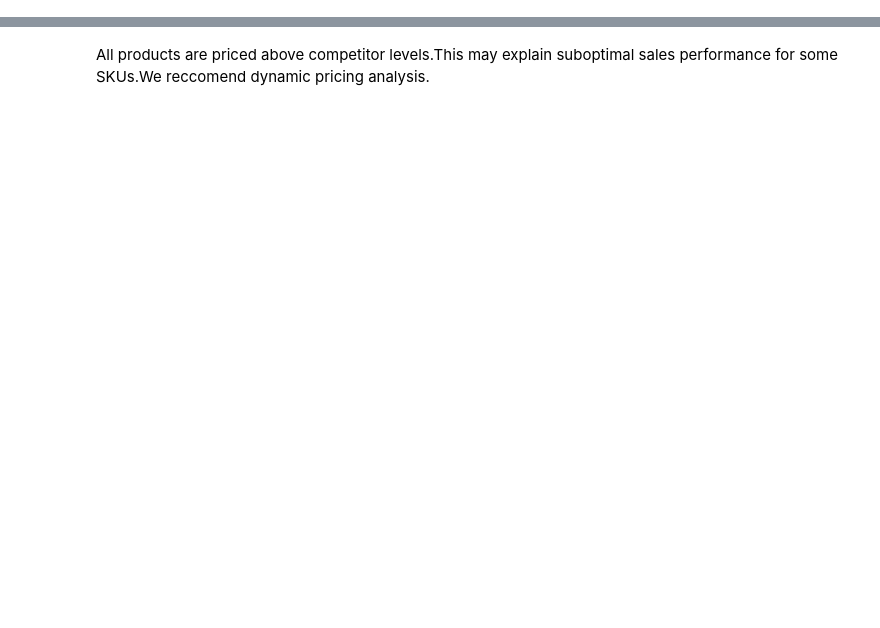
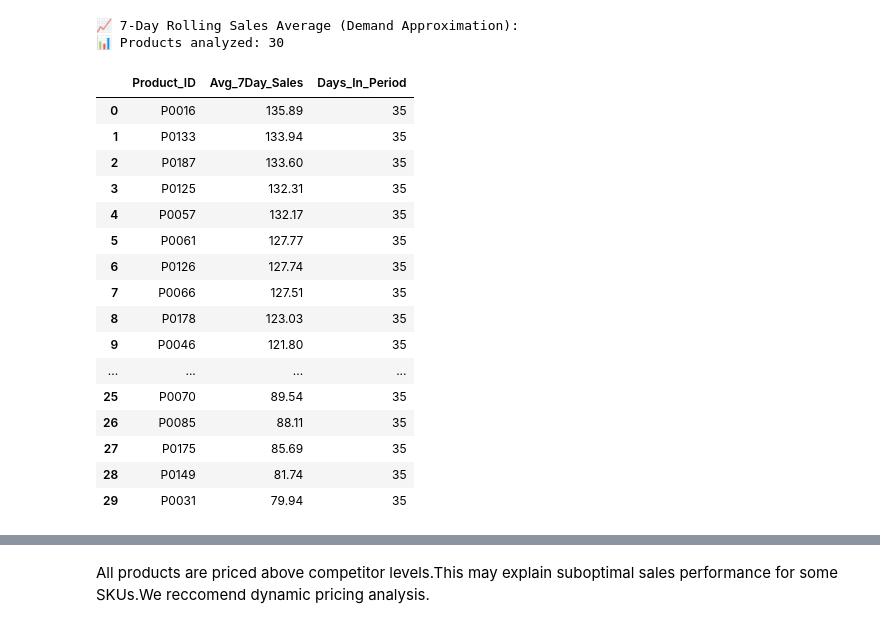
Before and after one commit to gnaneshgunda/Inventory_management, a Jupyter notebook: sql-task-2.ipynb, the cells around one changed output, grey strips where cells are left out. Drawn from its saved outputs; the diff is of its cells as text; code cells hidden in the pictures; blank space fills up the shorter version.

```diff
--- a/sql-task-2.ipynb
+++ b/sql-task-2.ipynb
@@ -407,0 +410,43 @@ plt.show()
+# %%
+# =============================================================================
+# QUERY 3C: 7-DAY ROLLING SALES AVERAGE
+# =============================================================================
+
+# Calculate 7-day rolling average sales to approximate demand patterns
+query3 = """
+SELECT Product_ID,
+       ROUND(AVG(Units_Sold),2) AS Avg_7Day_Sales,
+       COUNT(*) AS Days_In_Period
+FROM InventoryData
+WHERE Date >= (
+   SELECT DATE(MAX(Date), '-6 day')
+   FROM InventoryData
+)
+GROUP BY Product_ID
+ORDER BY Avg_7Day_Sales DESC;
+"""
+
+print("📈 7-Day Rolling Sales Average (Demand Approximation):")
+result_7day_avg = pd.read_sql_query(query3, conn)
+print(f"📊 Products analyzed: {len(result_7day_avg)}")
+result_7day_avg
+# %% [output]
+📈 7-Day Rolling Sales Average (Demand Approximation):
+📊 Products analyzed: 30
+|  | Product_ID | Avg_7Day_Sales | Days_In_Period |
+| 0 | P0016 | 135.89 | 35 |
+| 1 | P0133 | 133.94 | 35 |
+| 2 | P0187 | 133.60 | 35 |
+| 3 | P0125 | 132.31 | 35 |
+| 4 | P0057 | 132.17 | 35 |
+| 5 | P0061 | 127.77 | 35 |
+| 6 | P0126 | 127.74 | 35 |
+| 7 | P0066 | 127.51 | 35 |
+| 8 | P0178 | 123.03 | 35 |
+| 9 | P0046 | 121.80 | 35 |
+| ... | ... | ... | ... |
+| 25 | P0070 | 89.54 | 35 |
+| 26 | P0085 | 88.11 | 35 |
+| 27 | P0175 | 85.69 | 35 |
+| 28 | P0149 | 81.74 | 35 |
+| 29 | P0031 | 79.94 | 35 |
```
Also changed, not shown: parts of 51 cells of this notebook, 1 other file.
